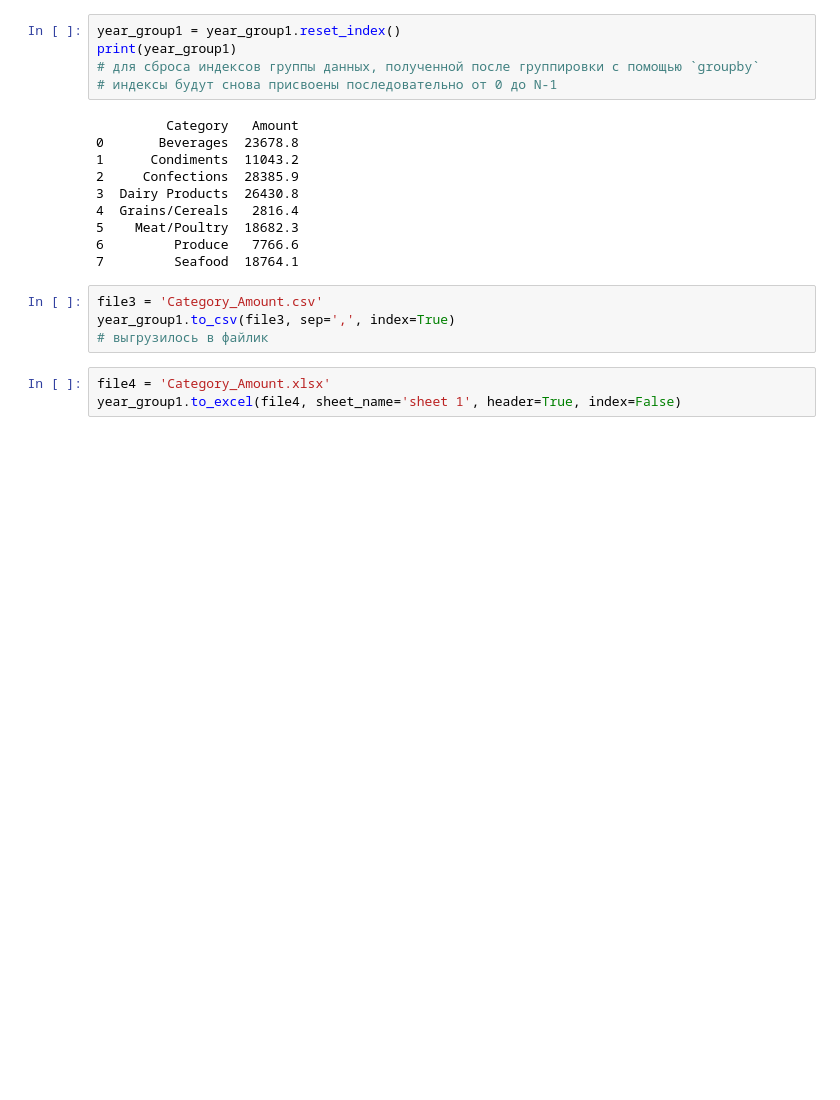
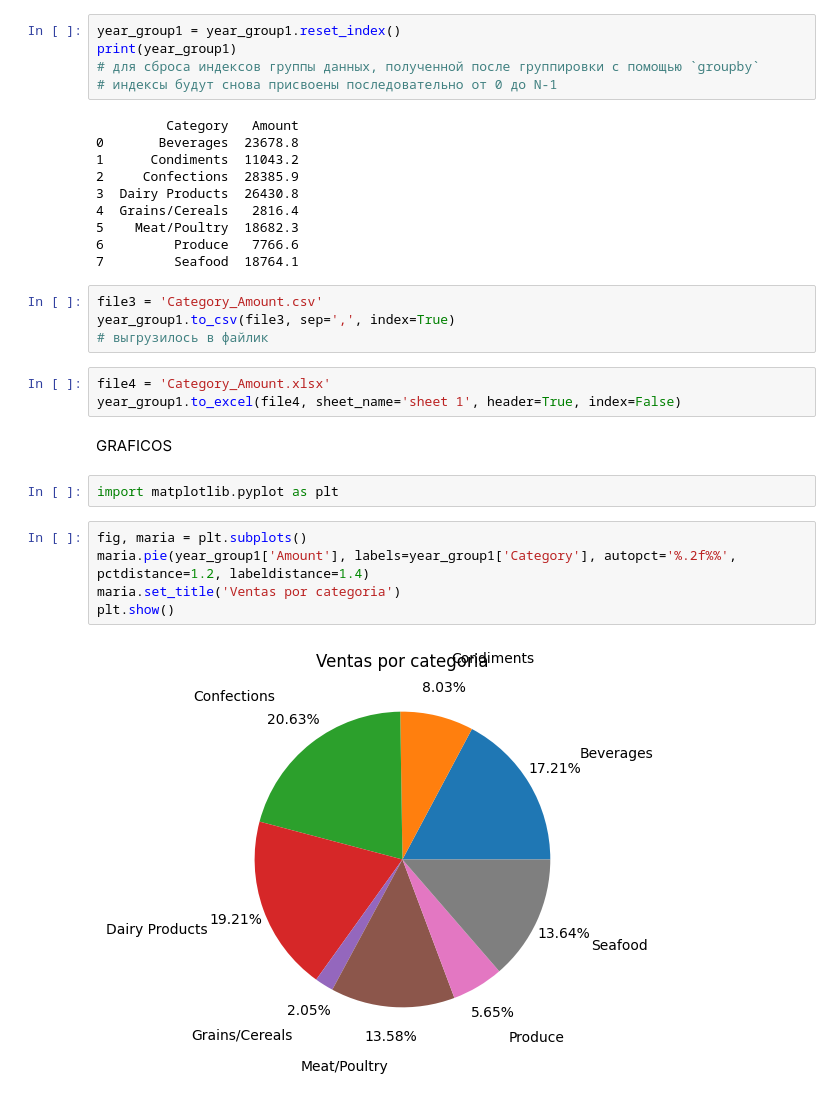
Before and after one commit to leocareer/python-course, a Jupyter notebook: 100924.ipynb, the cells around one changed output. Cells and saved outputs as stored; diff of their text form; blank space fills up the shorter version.

```diff
--- a/100924.ipynb
+++ b/100924.ipynb
@@ -281,3 +281,14 @@ year_group1.to_csv(file3, sep=',', index=True)
 # %%
 file4 = 'Category_Amount.xlsx'
 year_group1.to_excel(file4, sheet_name='sheet 1', header=True, index=False)
+# %% [markdown]
+GRAFICOS
+# %%
+import matplotlib.pyplot as plt
+# %%
+fig, maria = plt.subplots()
+maria.pie(year_group1['Amount'], labels=year_group1['Category'], autopct='%.2f%%', pctdistance=1.2, labeldistance=1.4)
+maria.set_title('Ventas por categoria')
+plt.show()
+# %% [output]
+[figure, added]
```
Also changed, not shown: parts of 5 cells of this notebook, 2 other files.
